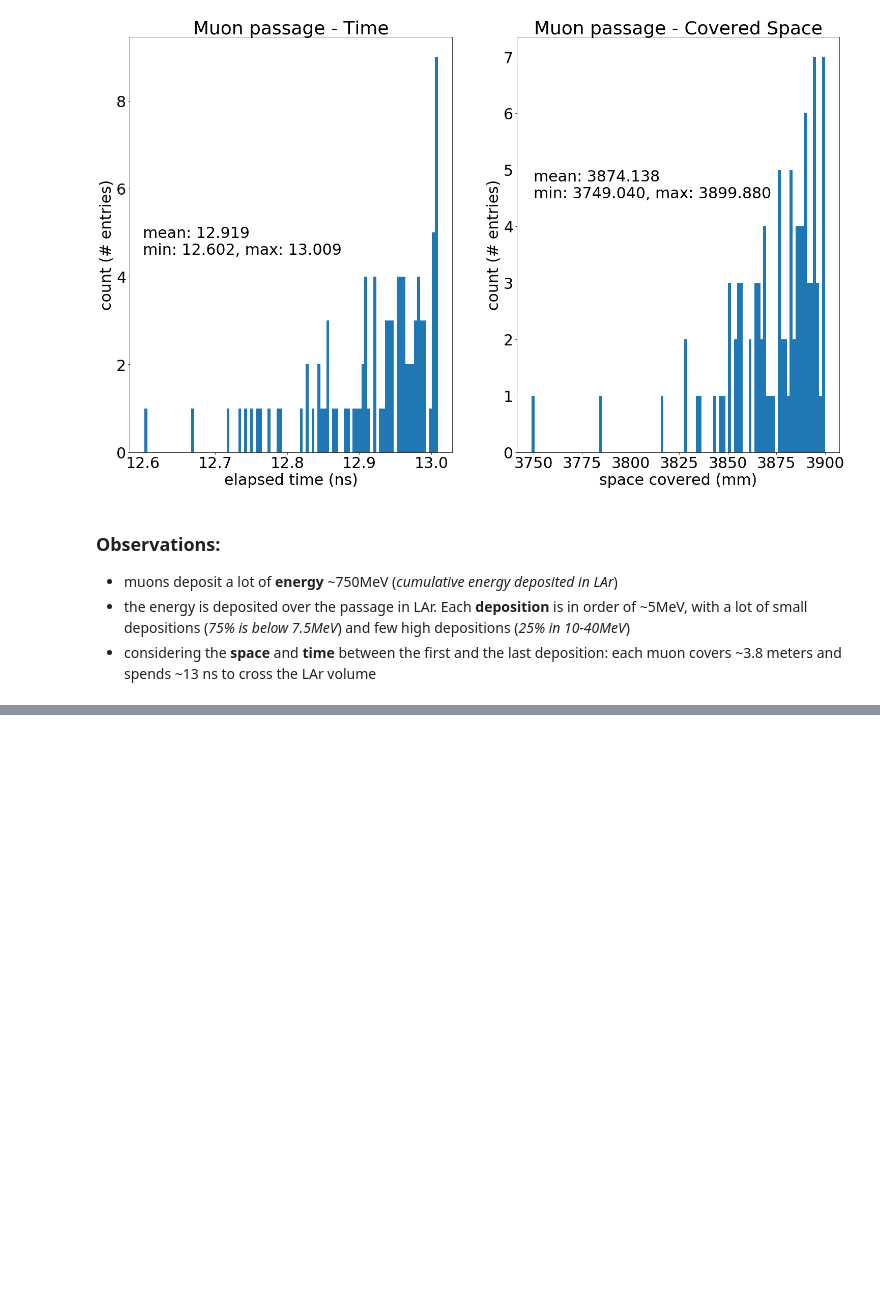
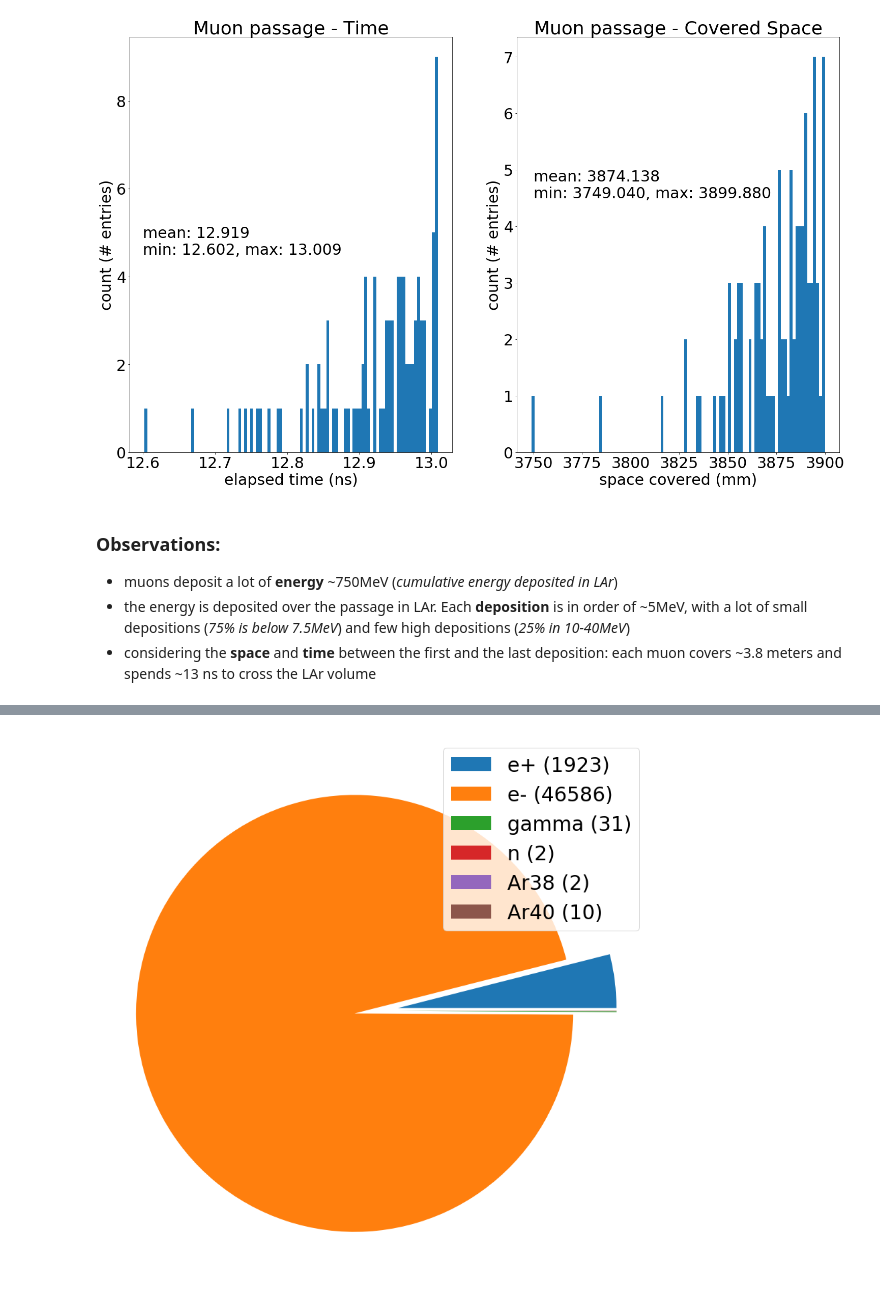
Before and after one commit to luigiberducci/ML4NP, a Jupyter notebook: Notebooks/analysis_muon_particles.ipynb, the cells around one changed output, grey strips where cells are left out. Saved outputs shown, nothing was run; the diff lists cells and outputs as text; code cells hidden in the pictures; blank space fills up the shorter version.

```diff
--- a/Notebooks/analysis_muon_particles.ipynb
+++ b/Notebooks/analysis_muon_particles.ipynb
@@ -115,0 +124,13 @@ plt.show()
+# %%
+particle_dict = {11: "e-", -11: "e+", 22: "gamma", 1000180380: "Ar38", 1000180400: "Ar40", 2112: "n"}
+
+primary_interactions = df[df.ParentTrackID==1]
+particle_dist = primary_interactions.groupby("PID").PID.count()
+keys, values = particle_dist.keys(), particle_dist.values
+
+labels = ["{} ({})".format(particle_dict[pid], values[i]) for i, pid in enumerate(keys)]
+patches, texts = plt.pie(values, explode=[0.1]*len(keys))
+plt.legend(patches, labels)
+plt.show()
+# %% [output]
+[figure, added]
```
Also changed, not shown: parts of 5 cells of this notebook, 2 other files.
